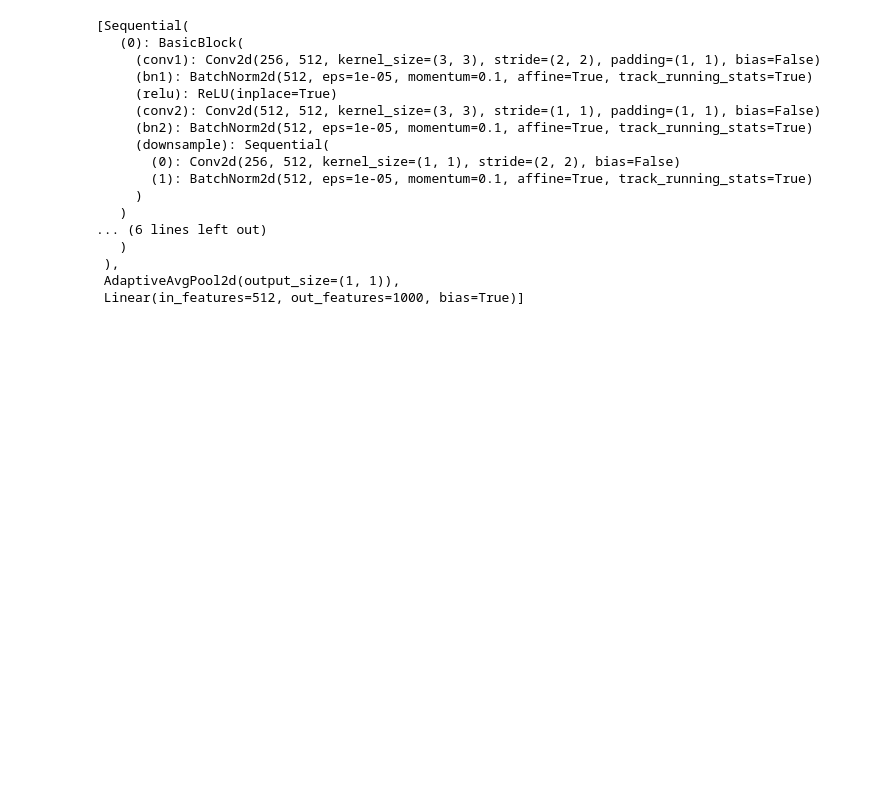
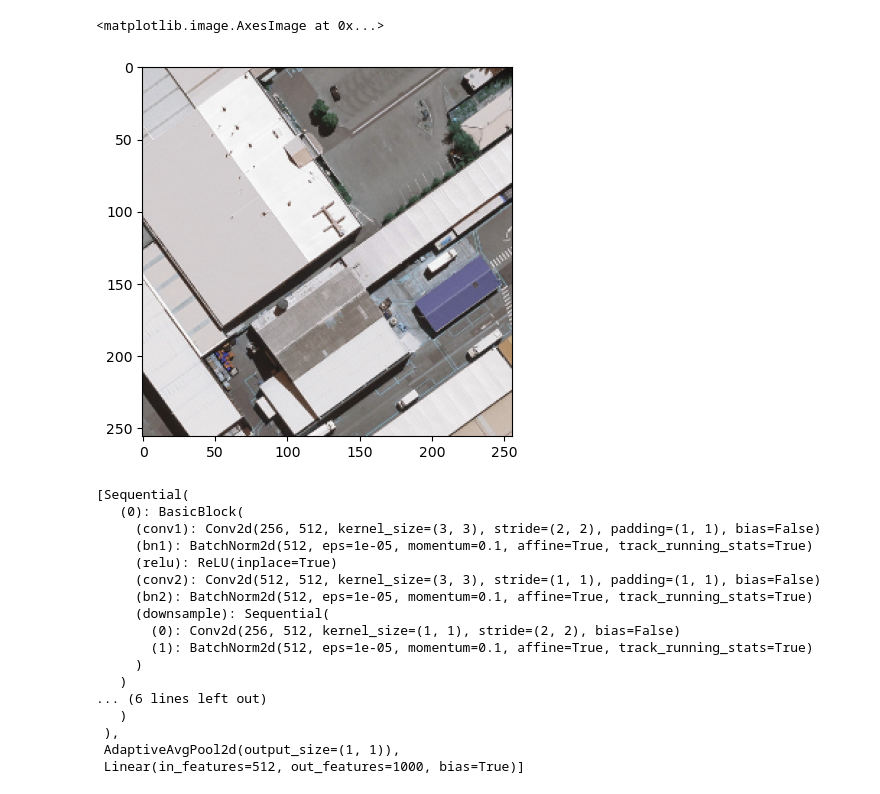
Before and after one commit to Matty-7/Stats402-SatelliteProject, a Jupyter notebook: freshimpl.ipynb, the cells around one changed output. Drawn from its saved outputs; the diff is of its cells as text; code cells hidden in the pictures; blank space fills up the shorter version.

Commit message:
add code for split images

```diff
--- a/freshimpl.ipynb
+++ b/freshimpl.ipynb
@@ -10,3 +12,8 @@ import numpy as np
+# %%
+plt.imshow(cv2.imread('images/test/image/0_0.tif'))
+# %% [output]
+<matplotlib.image.AxesImage at 0x...>
+[figure, added]
 # %%
 pretrained_net = torchvision.models.resnet18(pretrained=True)
 list(pretrained_net.children())[-3:]
```
Also changed, not shown: parts of 4 cells of this notebook, 2 other files.
